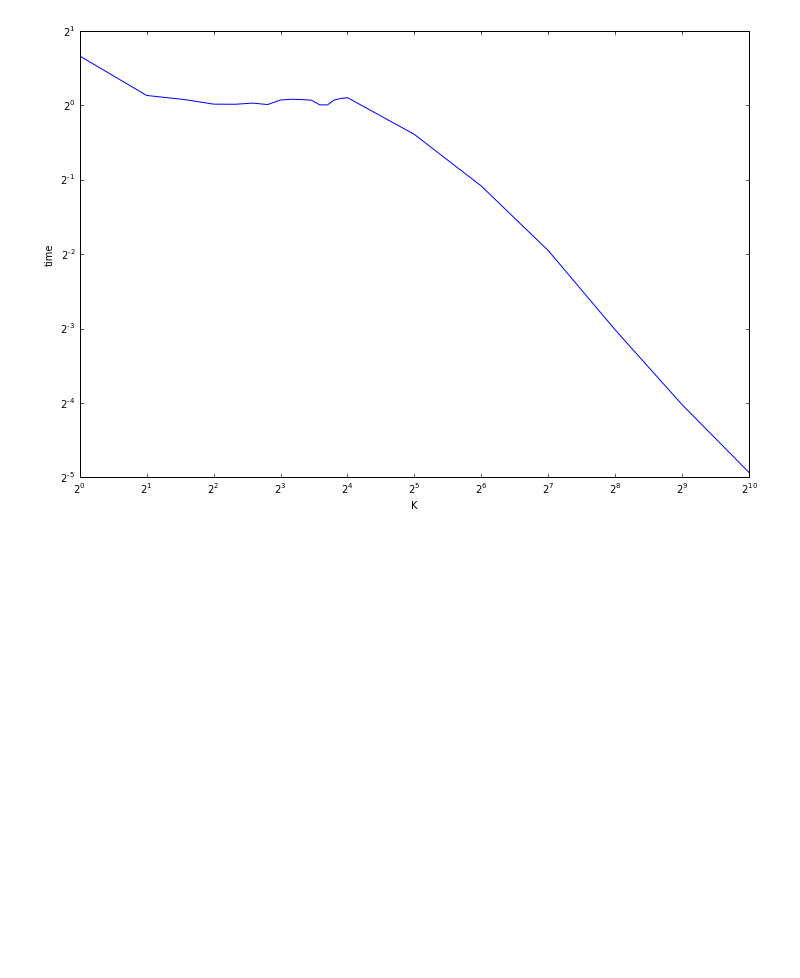
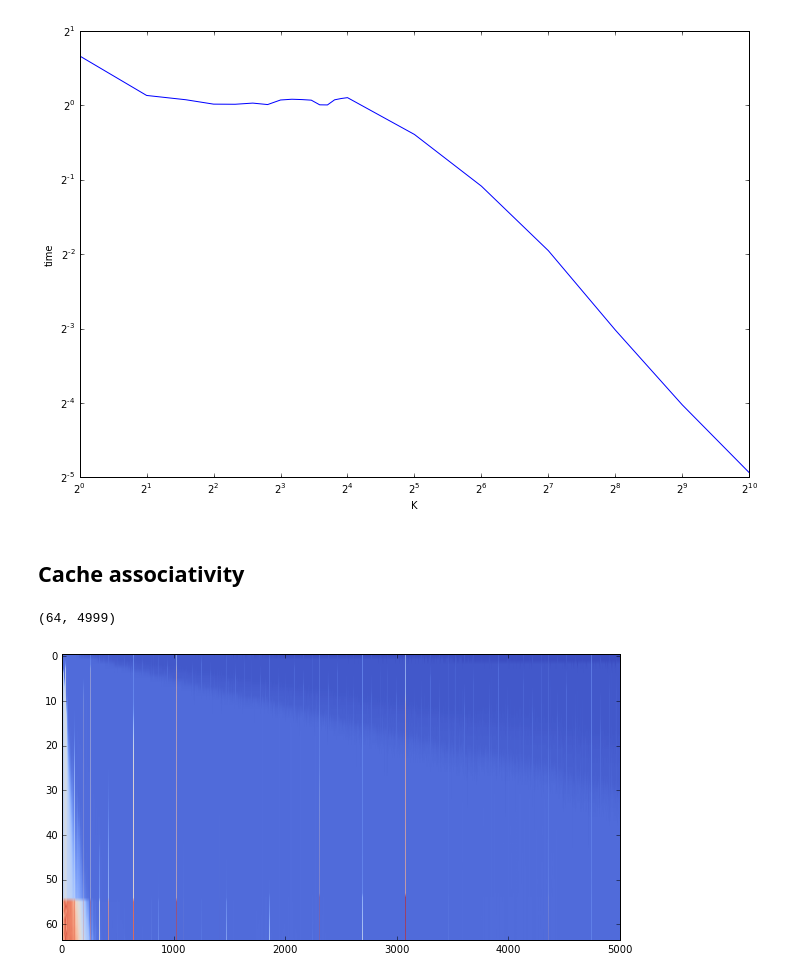
Before and after one commit to gjbex/training-material, a Jupyter notebook: Optimization/GalleryProcessorCacheEffects/gallery.ipynb, the cells around one changed output. Drawn from its saved outputs; the diff is of its cells as text; code cells hidden in the pictures; blank space fills up the shorter version.

Commit message:
Started on cache associativity plot

```diff
--- a/Optimization/GalleryProcessorCacheEffects/gallery.ipynb
+++ b/Optimization/GalleryProcessorCacheEffects/gallery.ipynb
@@ -27,3 +28,18 @@ plt.xlabel(r'K')
 plt.ylabel(r'time');
 # %% [output]
 [figure]
+# %% [markdown]
+## Cache associativity
+# %%
+associativity_timings = np.genfromtxt('cache_associativity.txt', delimiter=',', names=True, unpack=True)
+# %%
+len(set(associativity_timings['array_size'])), len(set(associativity_timings['step']))
+# %% [output]
+(64, 4999)
+# %%
+timing_map = associativity_timings['time'].reshape((64, 4999))
+# %%
+plt.figure(figsize=(10, 12))
+plt.imshow(timing_map, cmap=cm.coolwarm, aspect=40);
+# %% [output]
+[figure, added]
```
Also changed, not shown: parts of 1 cell of this notebook.
